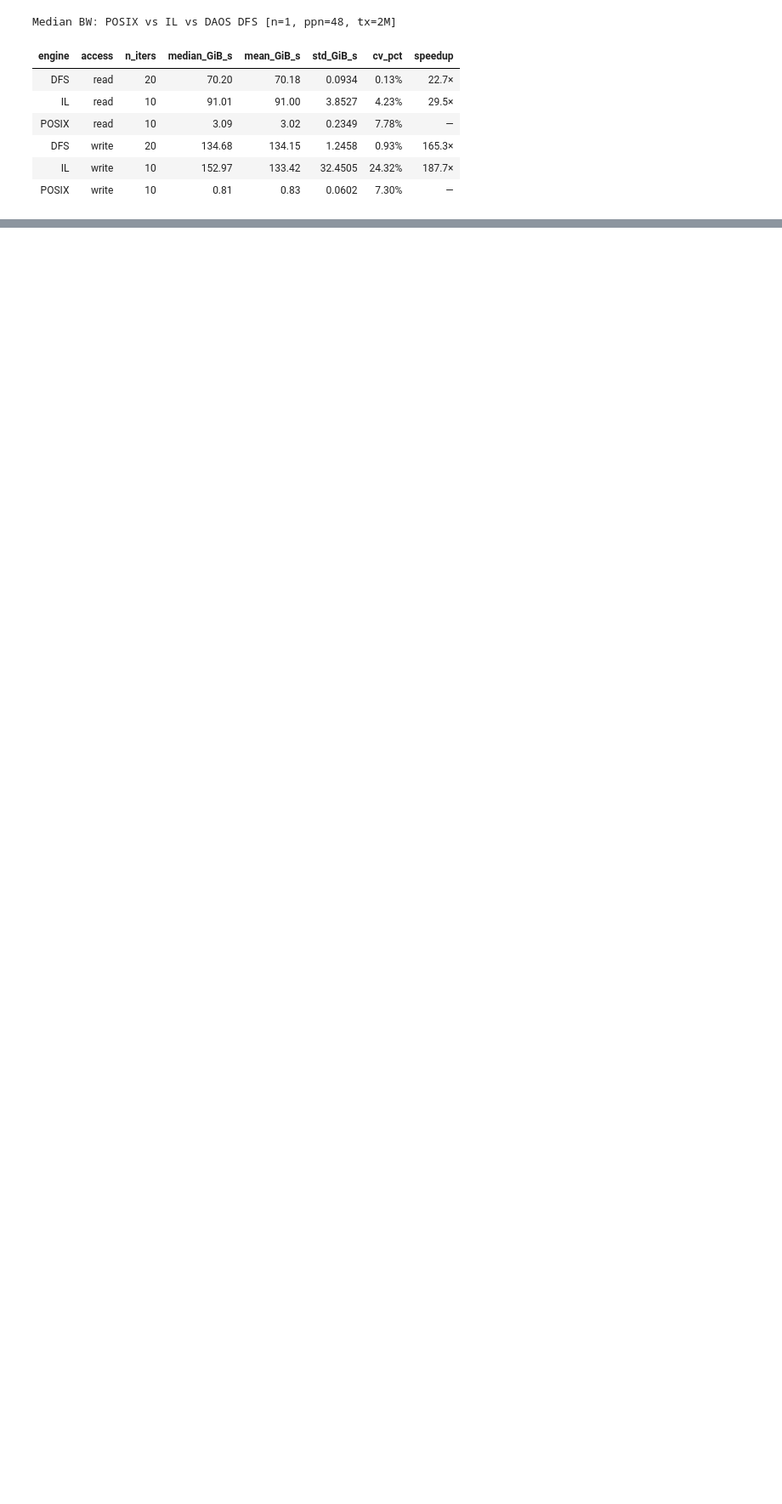
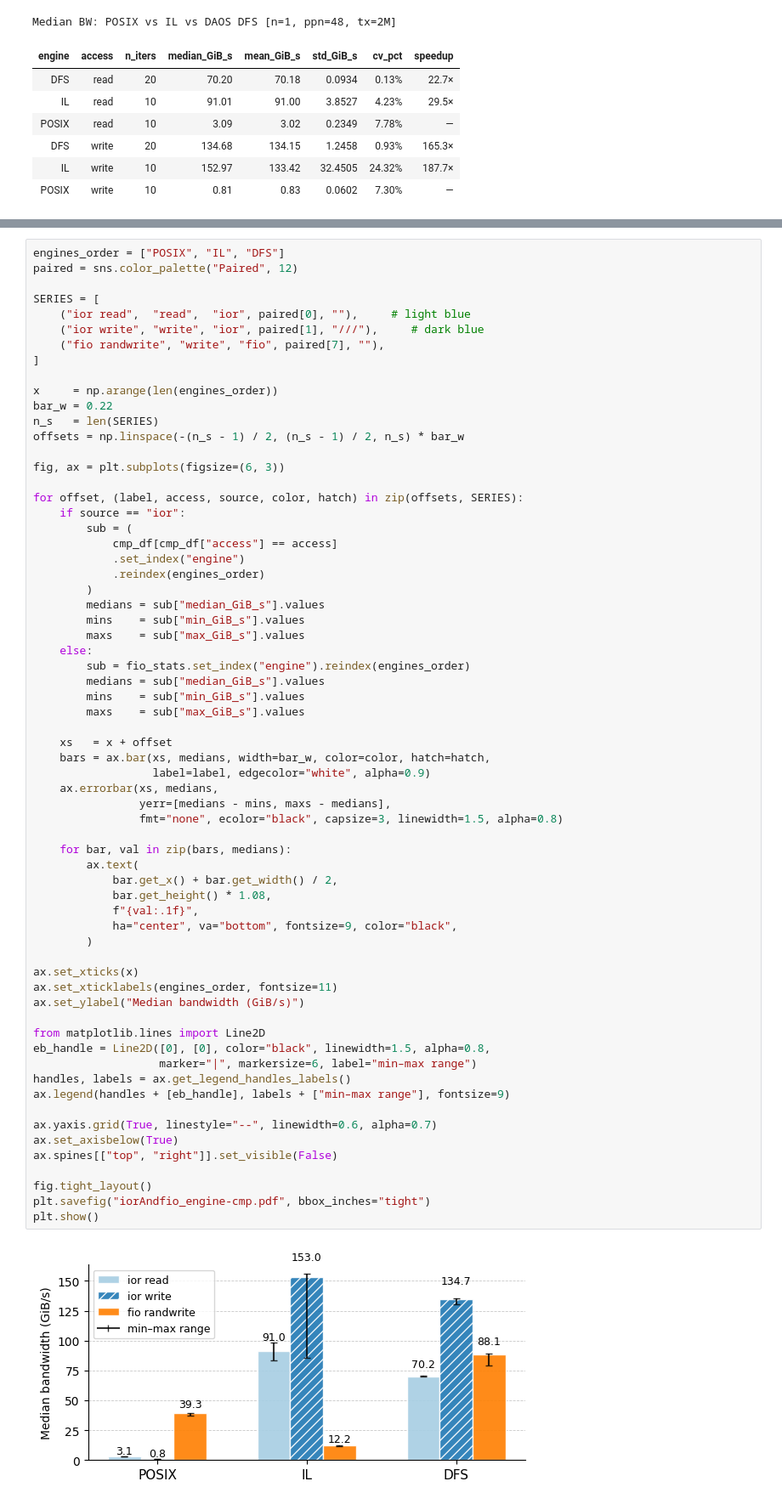
Before and after one commit to cissieAB/pdsw26_daos-bench, a Jupyter notebook: results/aurora/ior/engine/ior_engine_analysis.ipynb, the cells around one changed output, grey strips where cells are left out. Shown at 85% size. Saved outputs shown, nothing was run; the diff lists cells and outputs as text; blank space fills up the shorter version.

```diff
--- a/results/aurora/ior/engine/ior_engine_analysis.ipynb
+++ b/results/aurora/ior/engine/ior_engine_analysis.ipynb
@@ -223,0 +269,67 @@ plt.show()
+# %%
+engines_order = ["POSIX", "IL", "DFS"]
+paired = sns.color_palette("Paired", 12)
+
+SERIES = [
+    ("ior read",  "read",  "ior", paired[0], ""),     # light blue
+    ("ior write", "write", "ior", paired[1], "///"),     # dark blue
+    ("fio randwrite", "write", "fio", paired[7], ""),
+]
+
+x     = np.arange(len(engines_order))
+bar_w = 0.22
+n_s   = len(SERIES)
+offsets = np.linspace(-(n_s - 1) / 2, (n_s - 1) / 2, n_s) * bar_w
+
+fig, ax = plt.subplots(figsize=(6, 3))
+
+for offset, (label, access, source, color, hatch) in zip(offsets, SERIES):
+    if source == "ior":
+        sub = (
+            cmp_df[cmp_df["access"] == access]
+            .set_index("engine")
+            .reindex(engines_order)
+        )
+        medians = sub["median_GiB_s"].values
+        mins    = sub["min_GiB_s"].values
+        maxs    = sub["max_GiB_s"].values
+    else:
+        sub = fio_stats.set_index("engine").reindex(engines_order)
+        medians = sub["median_GiB_s"].values
+        mins    = sub["min_GiB_s"].values
+        maxs    = sub["max_GiB_s"].values
+
+    xs   = x + offset
+    bars = ax.bar(xs, medians, width=bar_w, color=color, hatch=hatch,
+                  label=label, edgecolor="white", alpha=0.9)
+    ax.errorbar(xs, medians,
+                yerr=[medians - mins, maxs - medians],
+                fmt="none", ecolor="black", capsize=3, linewidth=1.5, alpha=0.8)
+
+    for bar, val in zip(bars, medians):
+        ax.text(
+            bar.get_x() + bar.get_width() / 2,
+            bar.get_height() * 1.08,
+            f"{val:.1f}",
+            ha="center", va="bottom", fontsize=9, color="black",
+        )
+
+ax.set_xticks(x)
+ax.set_xticklabels(engines_order, fontsize=11)
+ax.set_ylabel("Median bandwidth (GiB/s)")
+
+from matplotlib.lines import Line2D
+eb_handle = Line2D([0], [0], color="black", linewidth=1.5, alpha=0.8,
+                   marker="|", markersize=6, label="min–max range")
+handles, labels = ax.get_legend_handles_labels()
+ax.legend(handles + [eb_handle], labels + ["min–max range"], fontsize=9)
+
+ax.yaxis.grid(True, linestyle="--", linewidth=0.6, alpha=0.7)
+ax.set_axisbelow(True)
+ax.spines[["top", "right"]].set_visible(False)
+
+fig.tight_layout()
+plt.savefig("iorAndfio_engine-cmp.pdf", bbox_inches="tight")
+plt.show()
+# %% [output]
+[figure, added]
```
Also changed, not shown: parts of 3 cells of this notebook, 1 other file.
